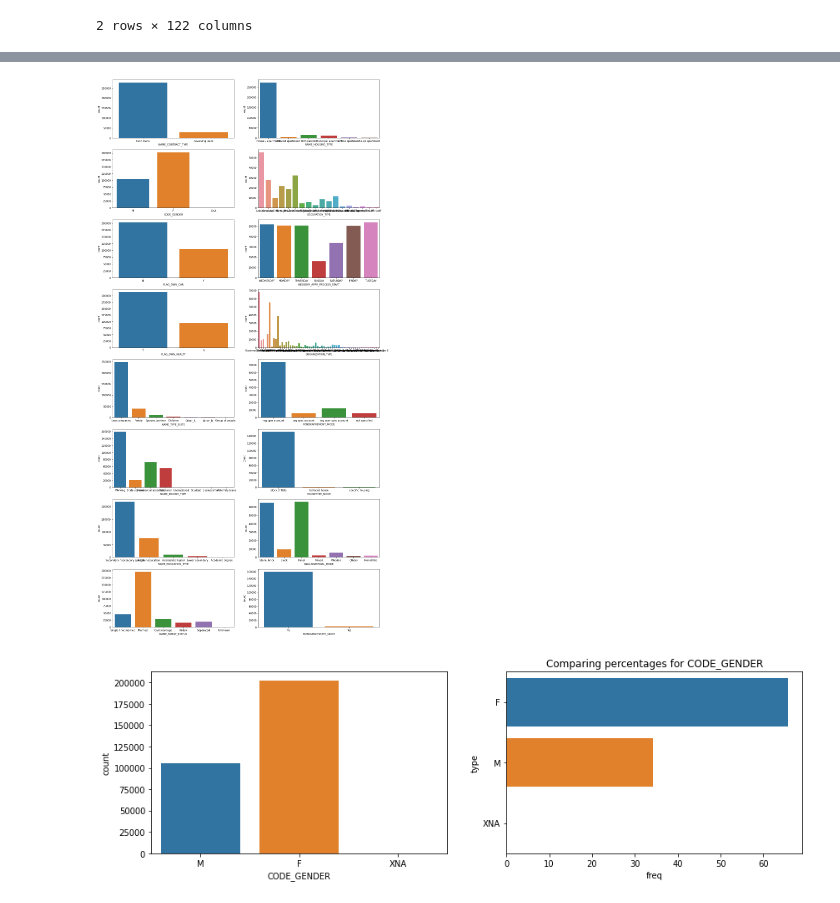
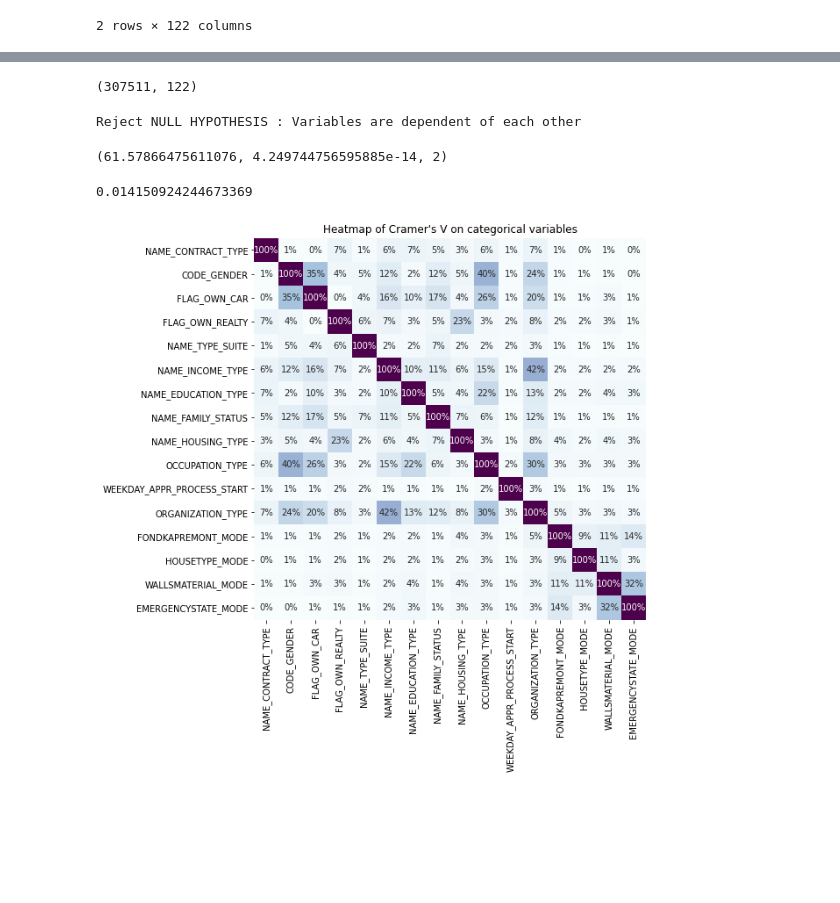
Before and after one commit to kelhoussaini/Home-Credit-Prediction, a Jupyter notebook: notebooks/build_Exploration_class.ipynb, the cells around one changed output, grey strips where cells are left out. Cells and saved outputs as stored; diff of their text form; code cells hidden in the pictures; blank space fills up the shorter version.

Commit message:
create Exploration()

```diff
--- a/notebooks/build_Exploration_class.ipynb
+++ b/notebooks/build_Exploration_class.ipynb
@@ -17 +94,3 @@ from homecredit.data import HomeCredit
+# %%
+exp = Exploration()
 # %%
@@ -115,8 +103,17 @@ catcols :  16  // numcols  : 106
-# %%
-ex.plot_catcols_whole()
-# %% [output]
-[figure, removed]
-# %%
-ex.plot_catcols_single(col = "CODE_GENDER")
-# %% [output]
-[figure, removed]
+# %%
+exp.data.shape
+# %% [output]
+(307511, 122)
+# %%
+exp.categ_relation(col1="CODE_GENDER", col2="NAME_CONTRACT_TYPE")
+# %% [output]
+Reject NULL HYPOTHESIS : Variables are dependent of each other
+(61.57866475611076, 4.249744756595885e-14, 2)
+# %%
+exp.cramers_val(col1="CODE_GENDER", col2="NAME_CONTRACT_TYPE")
+# %% [output]
+0.014150924244673369
+# %%
+exp.plot_heatmapCramerV()
+# %% [output]
+[figure, added]
```
Also changed, not shown: parts of 11 cells of this notebook.
